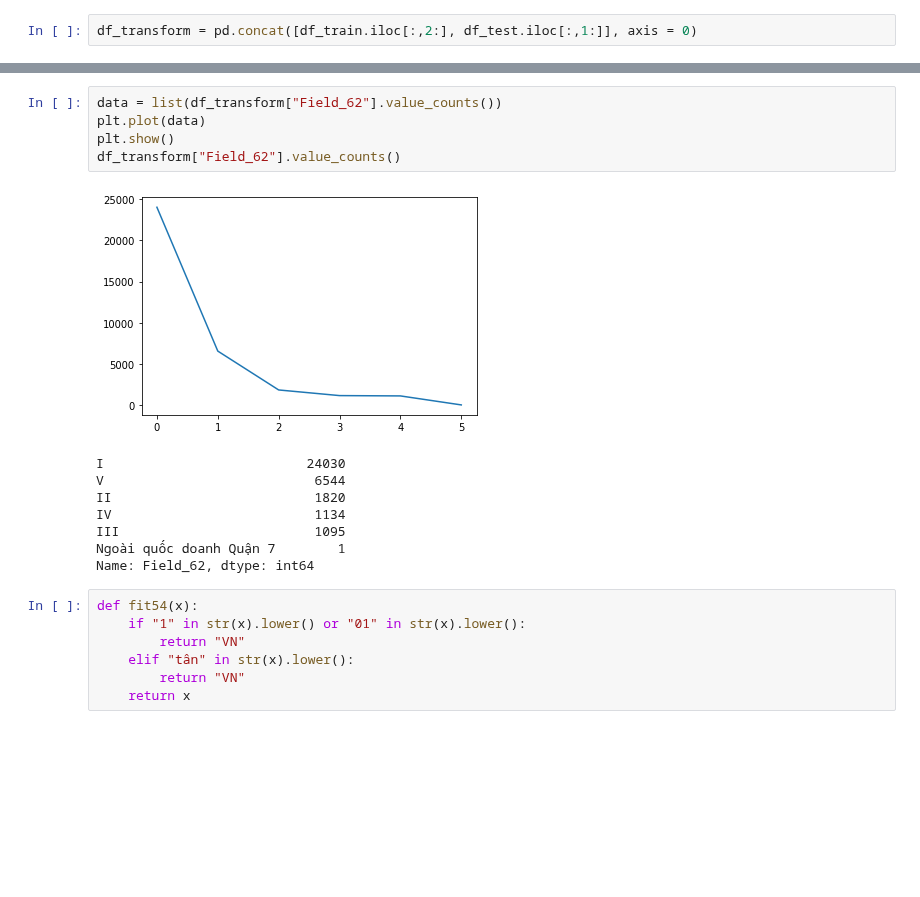
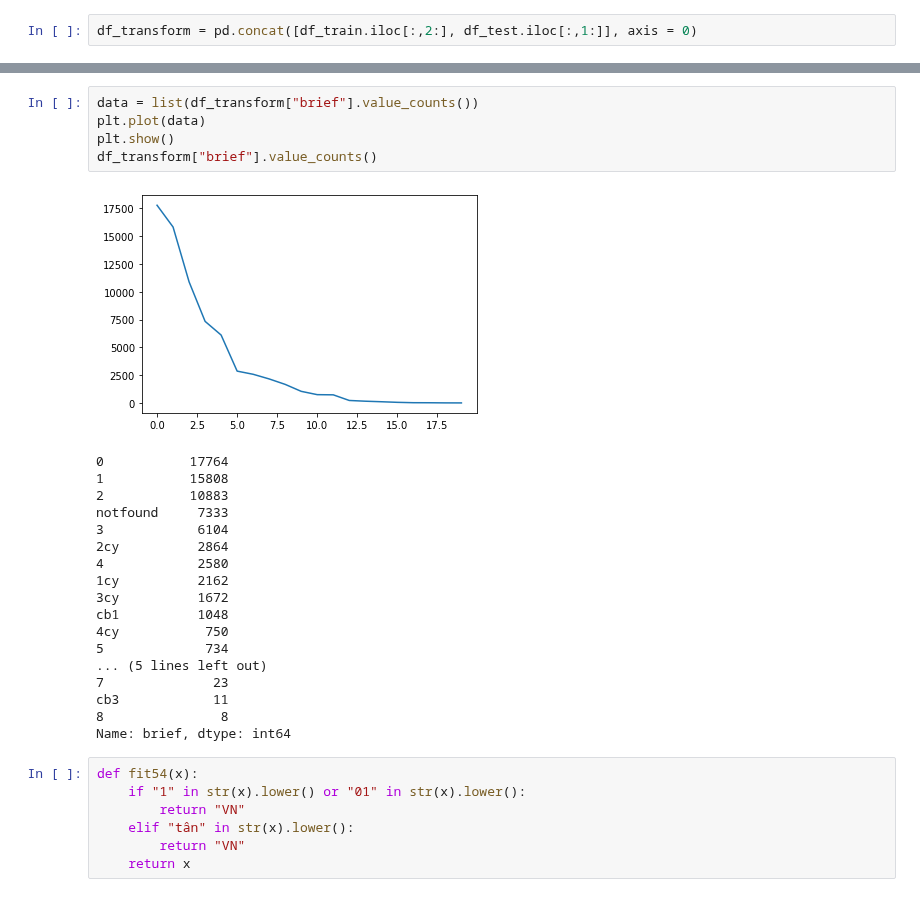
Before and after one commit to Dunghuynh110496/kalapa, a Jupyter notebook: Step_2.ipynb, the cells around one changed output, grey strips where cells are left out. Drawn from its saved outputs; the diff is of its cells as text; blank space fills up the shorter version.

```diff
--- a/Step_2.ipynb
+++ b/Step_2.ipynb
@@ -84,19 +84,29 @@ Field_80 : 4389 : Float64Index([0.0, 1.0, 2.0, 3.0, 4.0, 6.0, 5.0], dtype='float
 Field_81 : 485 : Float64Index([0.0, 1.0, 2.0, 3.0, 4.0, 5.0, 6.0], dtype='float64')
 Field_82 : 4 : Int64Index([1, 4, 2, 3], dtype='int64')
 # %%
-data = list(df_transform["Field_62"].value_counts())
+data = list(df_transform["brief"].value_counts())
 plt.plot(data)
 plt.show()
-df_transform["Field_62"].value_counts()
+df_transform["brief"].value_counts()
 # %% [output]
-[figure, old version]
+[figure, new version]
-I                          24030
-V                           6544
-II                          1820
-IV                          1134
-III                         1095
-Ngoài quốc doanh Quận 7        1
-Name: Field_62, dtype: int64
+0           17764
+1           15808
+2           10883
+notfound     7333
+3            6104
+2cy          2864
+4            2580
+1cy          2162
+3cy          1672
+cb1          1048
+4cy           750
+5             734
+... (5 lines left out)
+7              23
+cb3            11
+8               8
+Name: brief, dtype: int64
 # %%
 def fit54(x):
     if "1" in str(x).lower() or "01" in str(x).lower():
```
Also changed, not shown: parts of 8 cells of this notebook.
